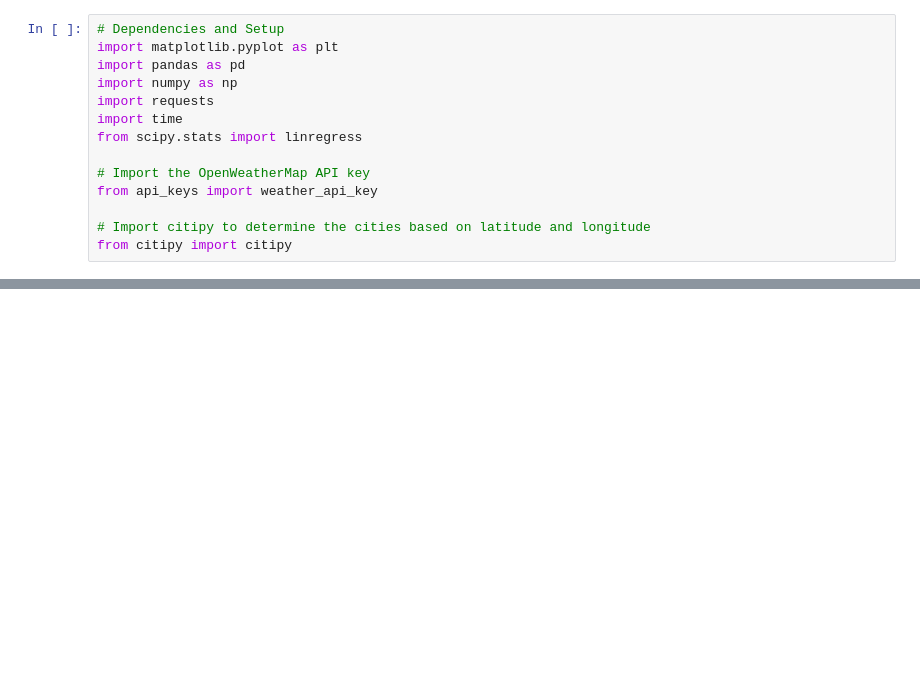
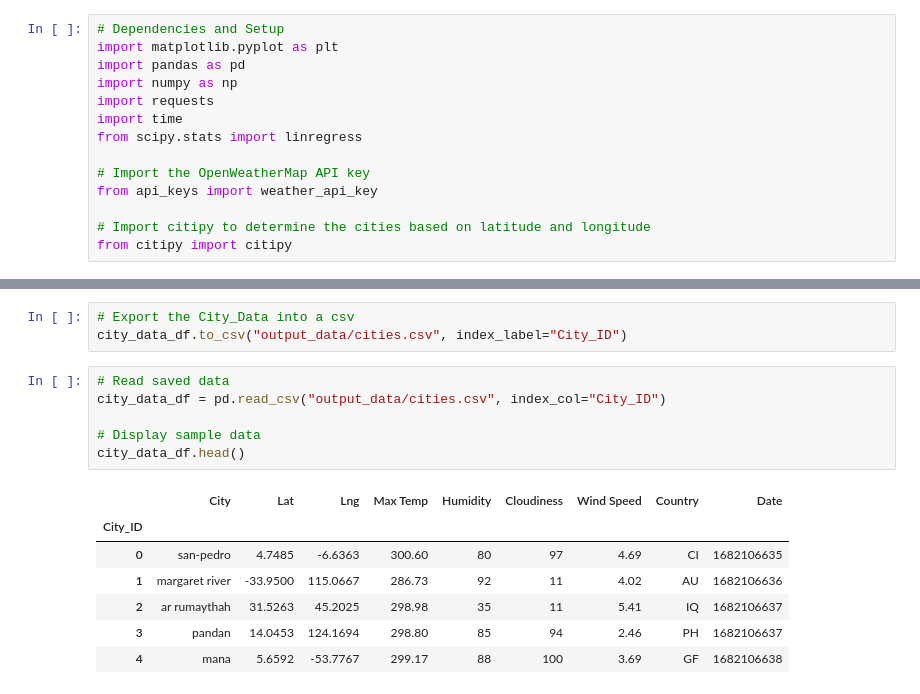
Before and after one commit to m-janssens-boop/python_api_challenge, a Jupyter notebook: WeatherPy/WeatherPy.ipynb, the cells around one changed output, grey strips where cells are left out. Cells and saved outputs as stored; diff of their text form; blank space fills up the shorter version.

Commit message:
printed to cities csv and df

```diff
--- a/WeatherPy/WeatherPy.ipynb
+++ b/WeatherPy/WeatherPy.ipynb
@@ -109,0 +145,17 @@ print("-----------------------------")
+# %%
+# Export the City_Data into a csv
+city_data_df.to_csv("output_data/cities.csv", index_label="City_ID")
+# %%
+# Read saved data
+city_data_df = pd.read_csv("output_data/cities.csv", index_col="City_ID")
+
+# Display sample data
+city_data_df.head()
+# %% [output]
+|  | City | Lat | Lng | Max Temp | Humidity | Cloudiness | Wind Speed | Country | Date |
+| City_ID |  |  |  |  |  |  |  |  |  |
+| 0 | san-pedro | 4.7485 | -6.6363 | 300.60 | 80 | 97 | 4.69 | CI | 1682106635 |
+| 1 | margaret river | -33.9500 | 115.0667 | 286.73 | 92 | 11 | 4.02 | AU | 1682106636 |
+| 2 | ar rumaythah | 31.5263 | 45.2025 | 298.98 | 35 | 11 | 5.41 | IQ | 1682106637 |
+| 3 | pandan | 14.0453 | 124.1694 | 298.80 | 85 | 94 | 2.46 | PH | 1682106637 |
+| 4 | mana | 5.6592 | -53.7767 | 299.17 | 88 | 100 | 3.69 | GF | 1682106638 |
```
Also changed, not shown: parts of 3 cells of this notebook, 1 other file.
